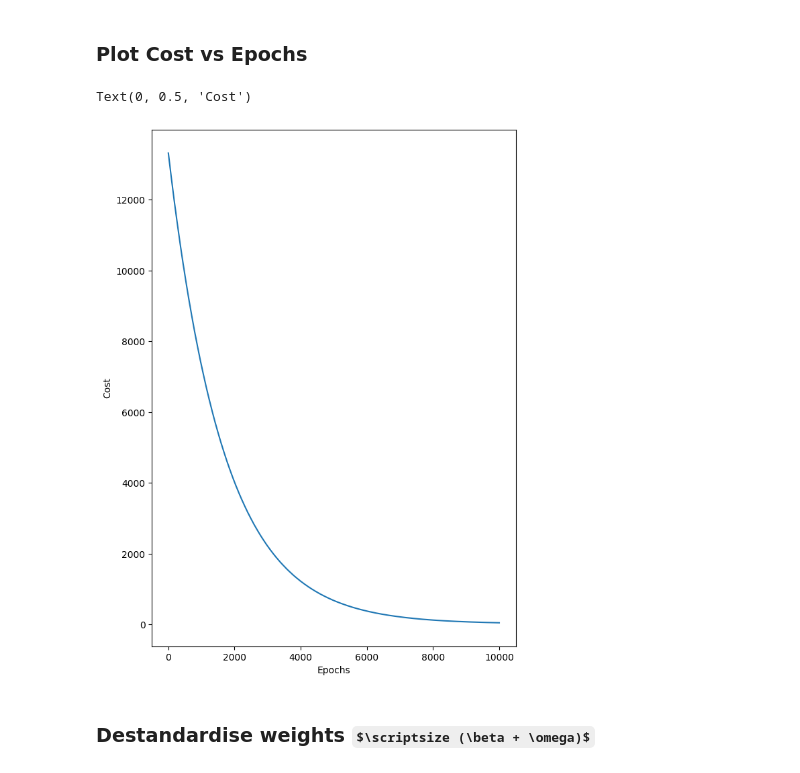
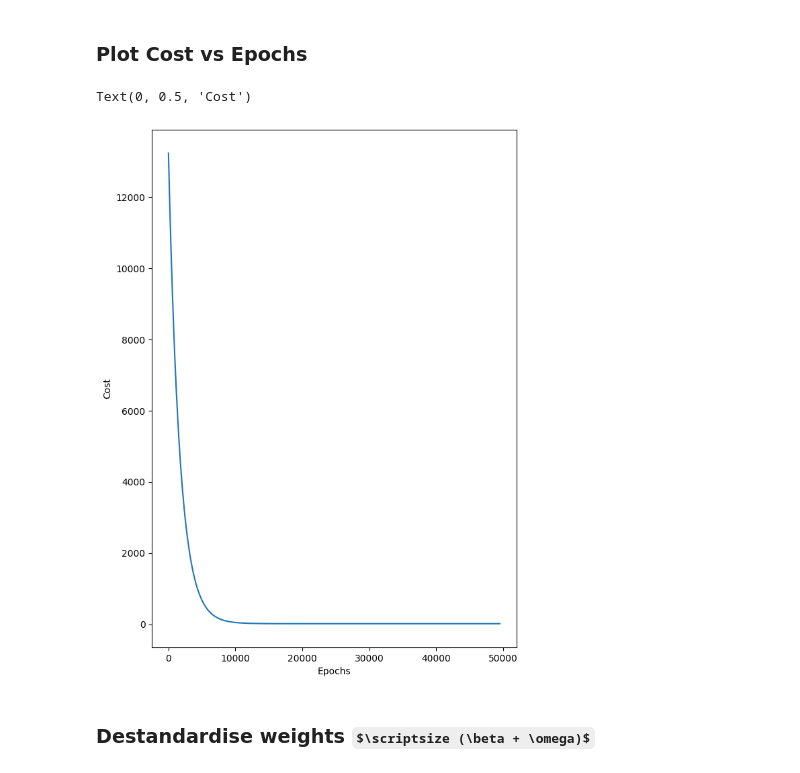
Before and after one commit to RobertDavidson1/Learning-MachineLearning, a Jupyter notebook: Univariate_FromScratch.ipynb, the cells around one changed output. Cells and saved outputs as stored; diff of their text form; code cells hidden in the pictures; some formulas as TeX source.

```diff
--- a/Univariate_FromScratch.ipynb
+++ b/Univariate_FromScratch.ipynb
@@ -174,12 +174,12 @@ Convergence reached at Epoch: 49500
 ### Plot Cost vs Epochs
 # %%
 plt.figure(figsize=(7,10))
-plt.plot(np.arange(epoch)[:10000], cost_history[:10000])
+plt.plot(np.arange(epoch), cost_history)
 plt.xlabel("Epochs")
 plt.ylabel("Cost")
 # %% [output]
 Text(0, 0.5, 'Cost')
-[figure, old version]
+[figure, new version]
 # %% [markdown]
 ### Destandardise weights $\scriptsize (\beta + \omega)$
 # %%
```
Also changed, not shown: parts of 7 cells of this notebook.
